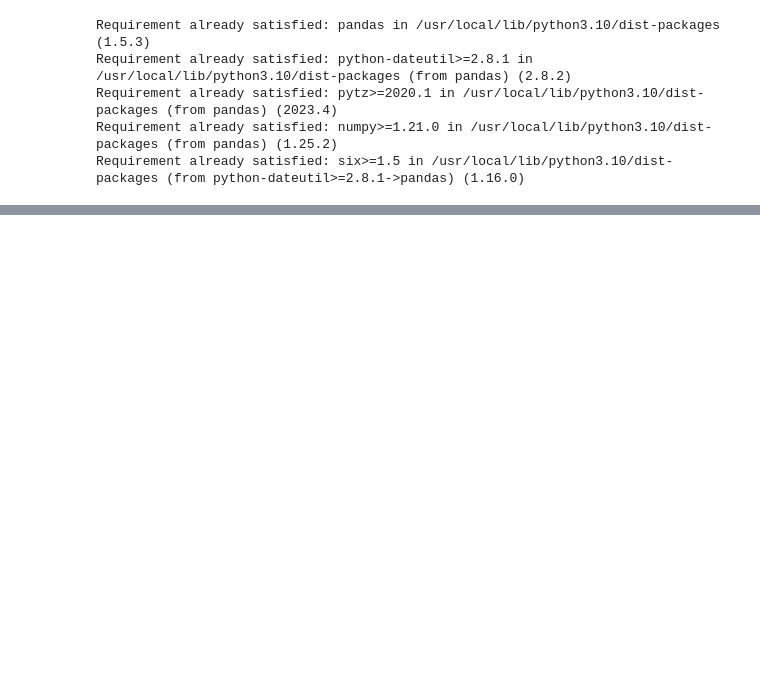
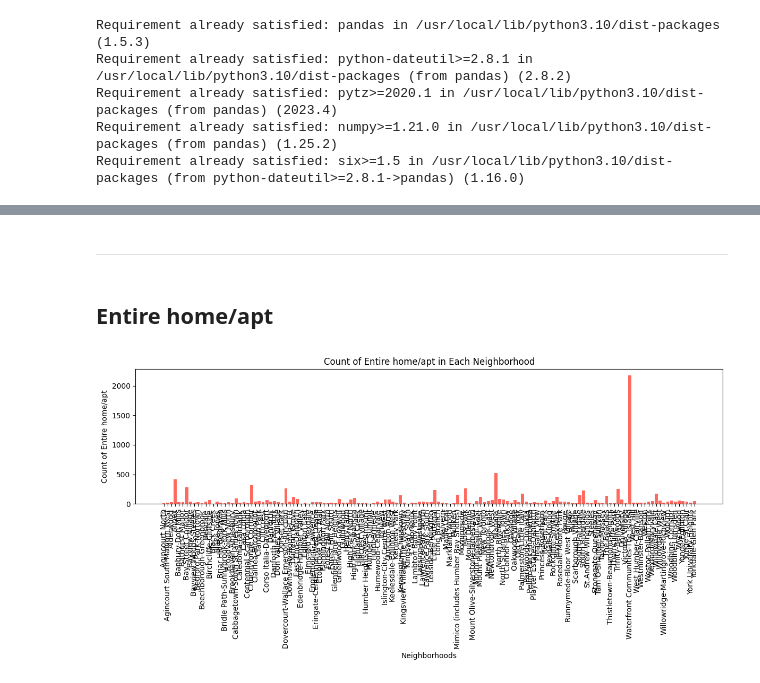
Before and after one commit to Etnawu/Data-analysis-of-Airbnb-in-Toronto, a Jupyter notebook: Airbnb.ipynb, the cells around one changed output, grey strips where cells are left out. Saved outputs shown, nothing was run; the diff lists cells and outputs as text; code cells hidden in the pictures; blank space fills up the shorter version.

```diff
--- a/Airbnb.ipynb
+++ b/Airbnb.ipynb
@@ -25,0 +151,25 @@ import pandas as pd
+# %% [markdown]
+
+
+---
+# %% [markdown]
+## Entire home/apt
+# %%
+#Get home listing available in each unique neighborhood
+entire_counts = neighborhood_rtype_counts.loc[neighborhoods, 'Entire home/apt']
+
+# Plot bar chart
+plt.figure(figsize=(12, 6))
+plt.bar(neighborhoods, entire_counts, color='#ff6a60')
+
+# Add labels and title
+plt.xlabel('Neighborhoods')
+plt.ylabel('Count of Entire home/apt')
+plt.title('Count of Entire home/apt in Each Neighborhood')
+plt.xticks(rotation=90)
+plt.tight_layout()
+
+# Show plot
+plt.show()
+# %% [output]
+[figure, added]
```
Also changed, not shown: parts of 22 cells of this notebook.
